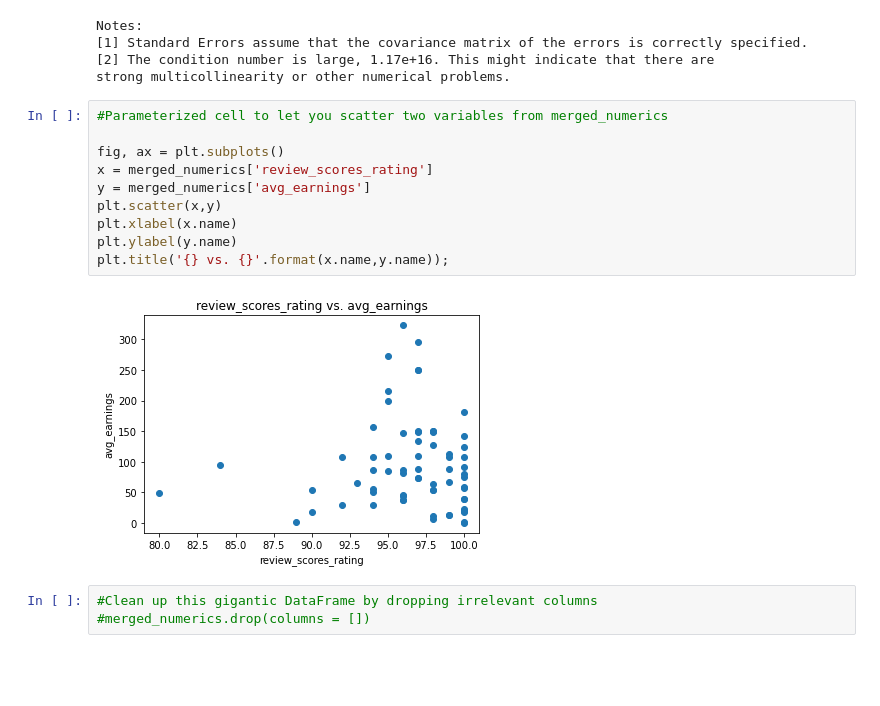
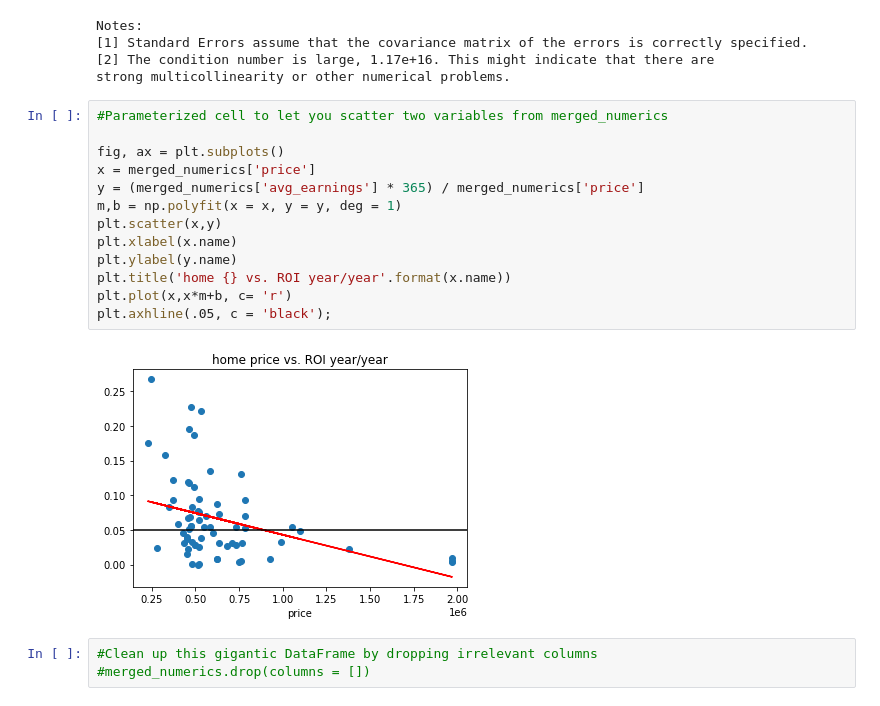
Before and after one commit to DanlBradley/AirBNB-Profit-Predictor, a Jupyter notebook: student.ipynb, the cells around one changed output. Drawn from its saved outputs; the diff is of its cells as text; blank space fills up the shorter version.

Commit message:
feature engineering: added feature ROI year/year to measure profitability of AirBNB homes in seattle

```diff
--- a/student.ipynb
+++ b/student.ipynb
@@ -190,15 +190,18 @@ strong multicollinearity or other numerical problems.
 # %%
 #Parameterized cell to let you scatter two variables from merged_numerics
 
 fig, ax = plt.subplots()
-x = merged_numerics['review_scores_rating']
-y = merged_numerics['avg_earnings']
+x = merged_numerics['price']
+y = (merged_numerics['avg_earnings'] * 365) / merged_numerics['price']
+m,b = np.polyfit(x = x, y = y, deg = 1)
 plt.scatter(x,y)
 plt.xlabel(x.name)
 plt.ylabel(y.name)
-plt.title('{} vs. {}'.format(x.name,y.name));
+plt.title('home {} vs. ROI year/year'.format(x.name))
+plt.plot(x,x*m+b, c= 'r')
+plt.axhline(.05, c = 'black');
 # %% [output]
-[figure, old version]
+[figure, new version]
 # %%
 #Clean up this gigantic DataFrame by dropping irrelevant columns
 #merged_numerics.drop(columns = [])
```
